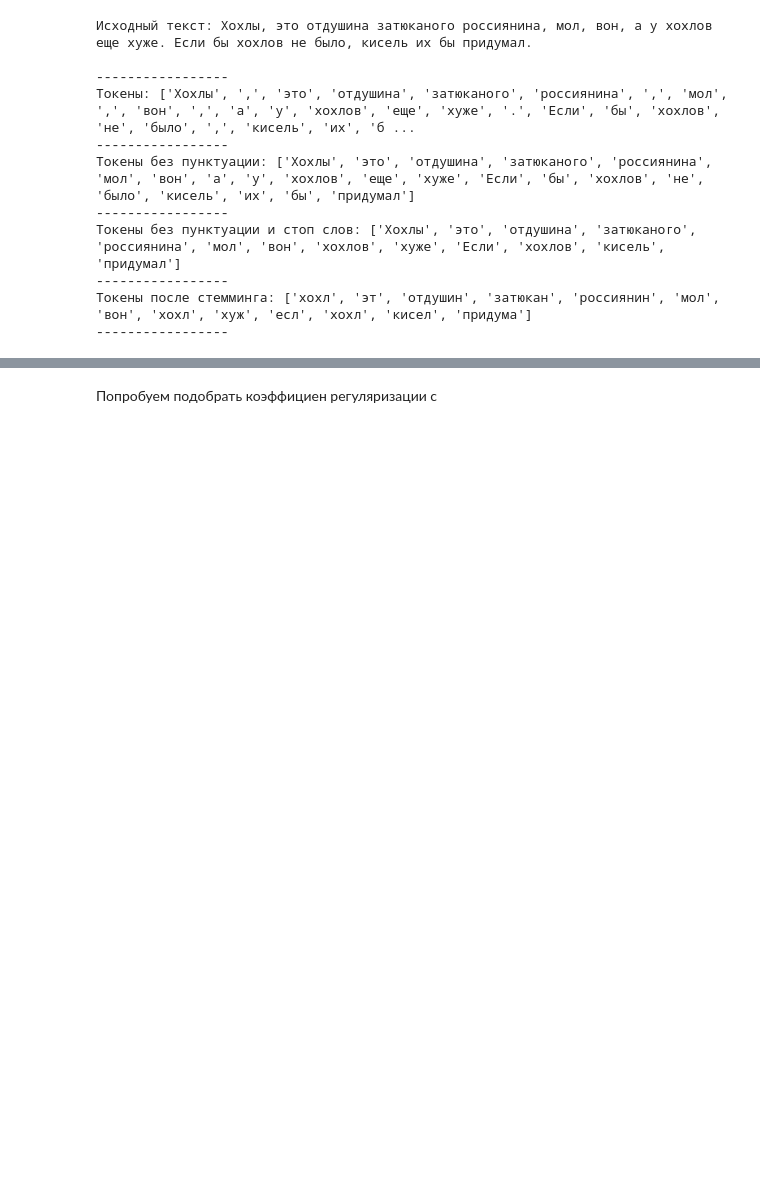
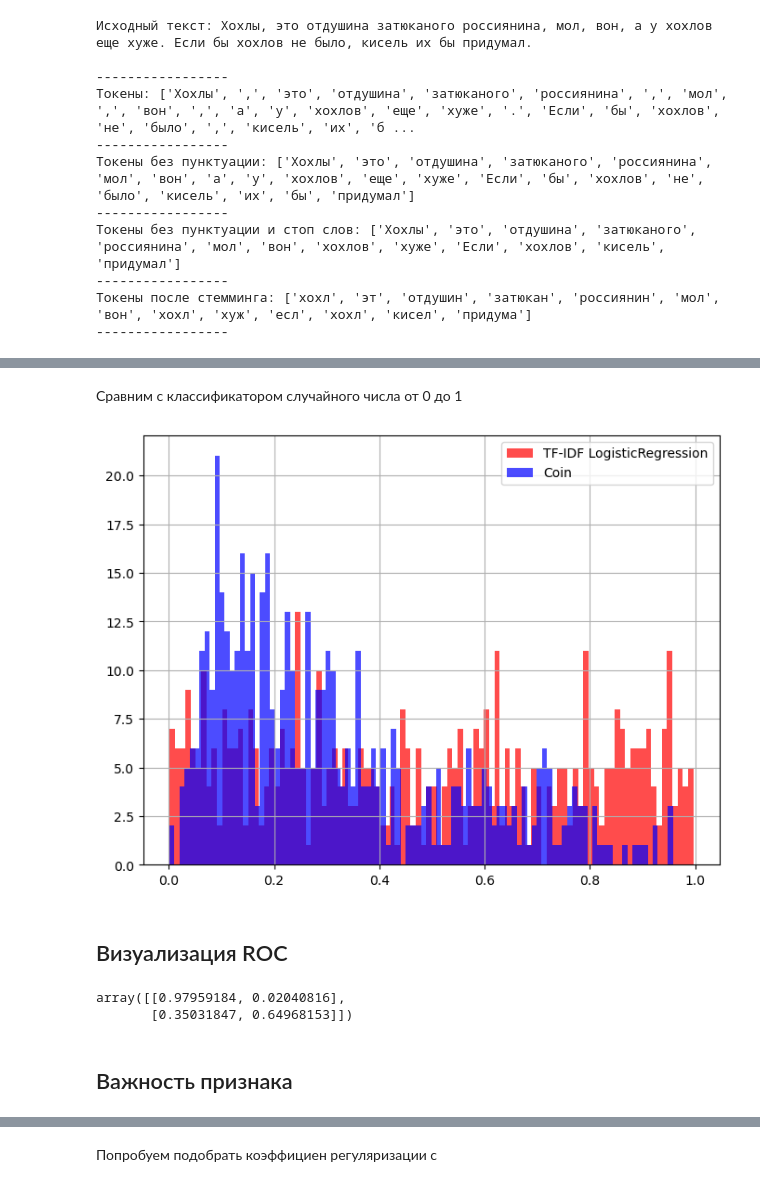
Before and after one commit to makarstasia/TRUE_CRIME_COMMENTS, a Jupyter notebook: Toxic_comments/model.ipynb, the cells around one changed output, grey strips where cells are left out. Cells and saved outputs as stored; diff of their text form; code cells hidden in the pictures; blank space fills up the shorter version.

```diff
--- a/Toxic_comments/model.ipynb
+++ b/Toxic_comments/model.ipynb
@@ -222,0 +263,2 @@ recall_score(y_true=test_df["toxic"], y_pred=model_pipeline.predict_proba(test_d
+# %%
+model_lr_base_1.fit(tf_idf_train_base_1, train_df['toxic'])
@@ -222,0 +267,2 @@ recall_score(y_true=test_df["toxic"], y_pred=model_pipeline.predict_proba(test_d
+# %%
+predict_lr_base_proba = model_lr_base_1.predict_proba(tf_idf_test_base_1)
@@ -222,0 +289,30 @@ recall_score(y_true=test_df["toxic"], y_pred=model_pipeline.predict_proba(test_d
+# %% [markdown]
+Сравним с классификатором случайного числа от 0 до 1
+# %%
+def coin_classifier(X:np.array) -> np.array:
+    predict = np.random.uniform(0.0, 1.0, X.shape[0])
+    return predict
+# %%
+coin_predict = coin_classifier(tf_idf_test_base_1)
+# %%
+fif = plt.figure(figsize = (8, 6))
+
+pd.Series(coin_predict)\
+                .hist(bins = 100,
+                      alpha = 0.7,
+                      color = 'r',
+                      label = 'TF-IDF LogisticRegression'
+                     )
+
+pd.Series(predict_lr_base_proba[:, 1])\
+                .hist(bins = 100,
+                      alpha = 0.7,
+                      color = 'b',
+                      label = 'Coin'
+                     )
+plt.legend()
+plt.show()
+# %% [output]
+[figure, added]
+# %% [markdown]
+## Визуализация ROC
@@ -222,0 +358,11 @@ recall_score(y_true=test_df["toxic"], y_pred=model_pipeline.predict_proba(test_d
+# %%
+# матрицва ошибок
+confusion_matrix(test_df['toxic'],
+                 (predict_lr_base_proba[:, 1] > 0.5).astype('float'),
+                 normalize='true',
+                )
+# %% [output]
+array([[0.97959184, 0.02040816],
+       [0.35031847, 0.64968153]])
+# %% [markdown]
+## Важность признака
```
Also changed, not shown: parts of 106 cells of this notebook, 3 other files.
